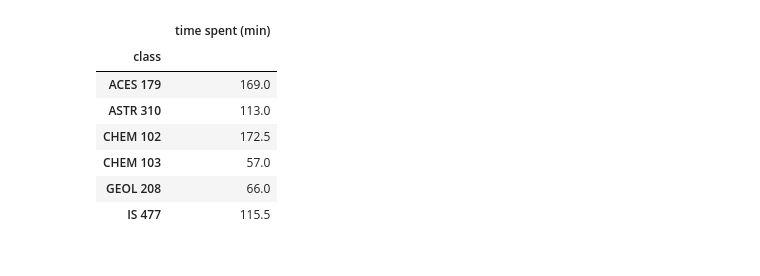
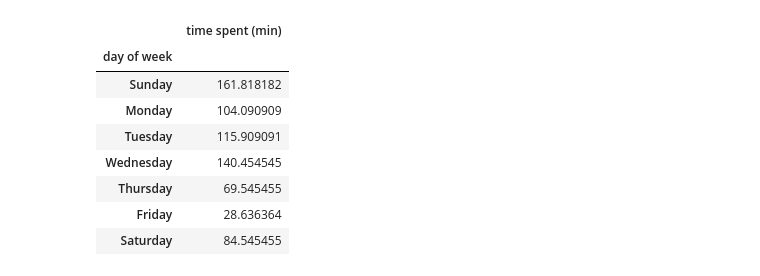
Before and after one commit to ryguy2k4/studytime, a Jupyter notebook: src/eda2.ipynb, the cells around one changed output. Drawn from its saved outputs; the diff is of its cells as text; code cells hidden in the pictures.

```diff
--- a/src/eda2.ipynb
+++ b/src/eda2.ipynb
@@ -29,12 +30,12 @@ sns.barplot(df2, x='day of week', y='time spent (min)')
 # %%
-ave = df[df['term'] == 'fa24'][['week', 'class', 'time spent (min)']].groupby(["week", 'class']).agg('sum').reset_index().groupby("class").agg('mean').reset_index()[['class', 'time spent (min)']].set_index('class')
-ave
+df[df['term'] == 'fa24'][['week', 'day of week', 'time spent (min)']].groupby(["day of week", "week"]).agg('sum').reset_index()[['day of week', 'time spent (min)']].groupby('day of week').agg('mean')
 # %% [output]
 |  | time spent (min) |
-| class |  |
-| ACES 179 | 169.0 |
-| ASTR 310 | 113.0 |
-| CHEM 102 | 172.5 |
-| CHEM 103 | 57.0 |
-| GEOL 208 | 66.0 |
-| IS 477 | 115.5 |
+| day of week |  |
+| Sunday | 161.818182 |
+| Monday | 104.090909 |
+| Tuesday | 115.909091 |
+| Wednesday | 140.454545 |
+| Thursday | 69.545455 |
+| Friday | 28.636364 |
+| Saturday | 84.545455 |
```
Also changed, not shown: parts of 5 cells of this notebook, 8 other files.
